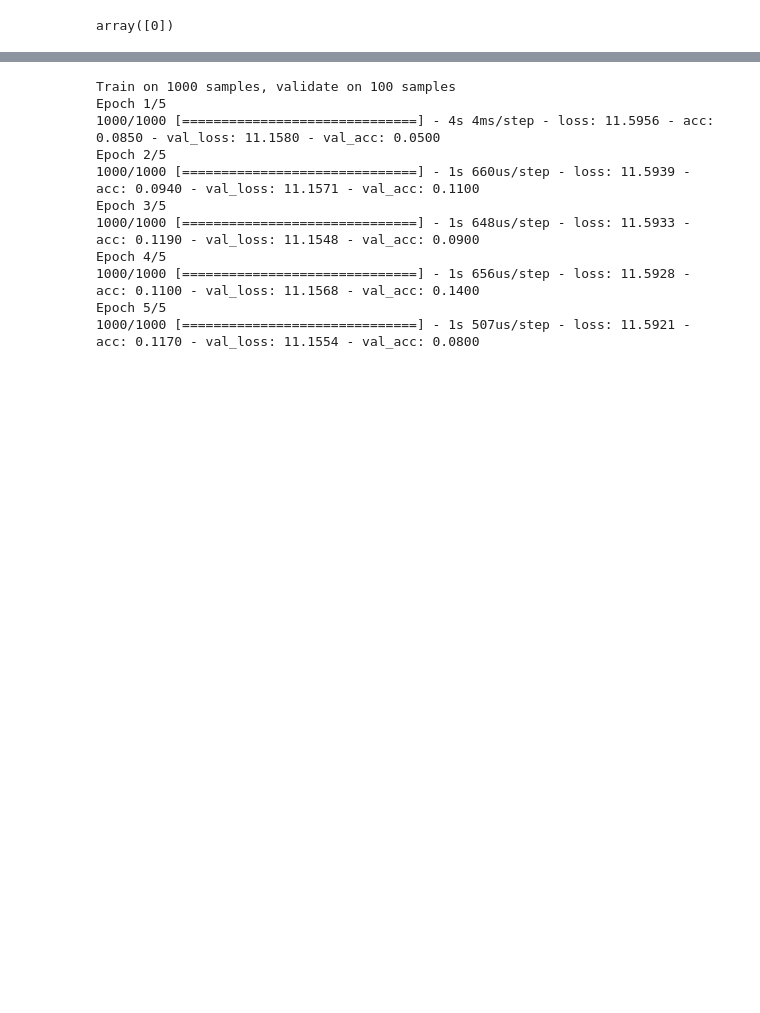
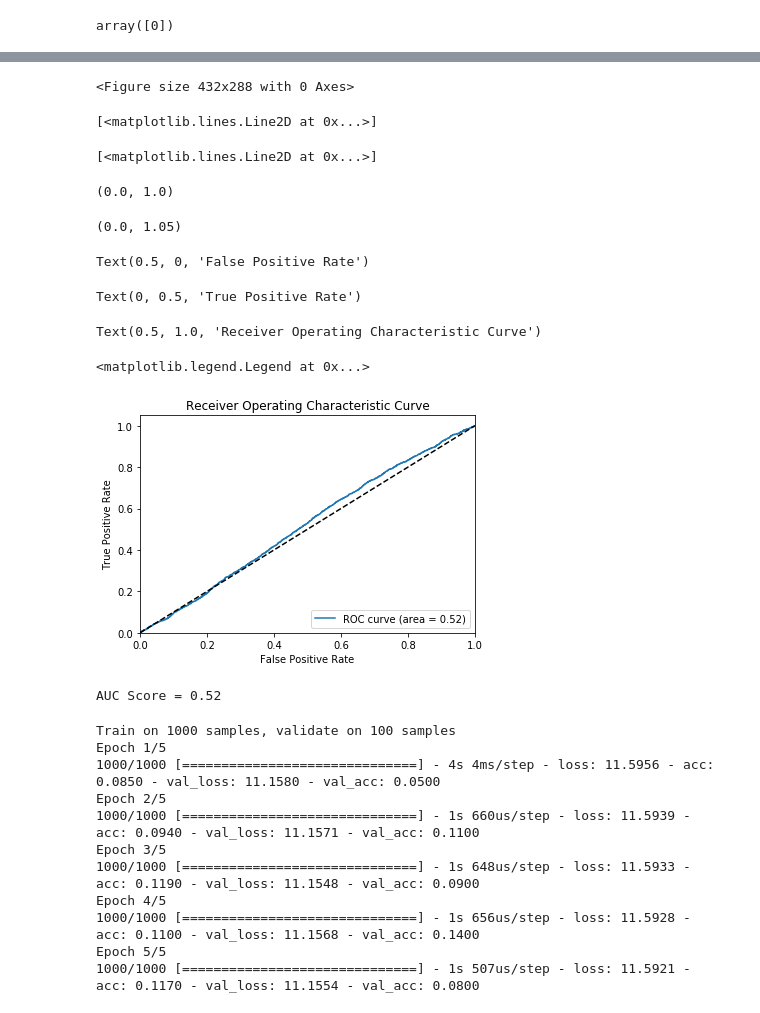
Before and after one commit to cloudcrypt/MLforHealth, a Jupyter notebook: predict-hypertension.ipynb, the cells around one changed output, grey strips where cells are left out. Saved outputs shown, nothing was run; the diff lists cells and outputs as text; code cells hidden in the pictures; blank space fills up the shorter version.

```diff
--- a/predict-hypertension.ipynb
+++ b/predict-hypertension.ipynb
@@ -157,7 +159,7 @@ def prepare_lstm_data(patients: pd.DataFrame, charts: pd.DataFrame, itemid: int)
                                 .filter(lambda x: len(x) >= 2) \
                                 .groupby("hadm_id")
 
-    transformed = [(id,rows.sort_values("charttime").valuenum.values) for (id,rows) in groups]
+    transformed = [(id,rows.sort_values("charttime").valuenum.values) for (id,rows) in df]
     tdf = pd.DataFrame(transformed, columns=["hadm_id", "sequence"])
     df = pd.merge(tdf, patients, on="hadm_id")
 
@@ -220,7 +222,7 @@ class DataGenerator(Sequence):
         return x, y
 # %%
 model = Sequential()
-model.add(LSTM(128, input_shape=(None,1)))
+model.add(LSTM(500, input_shape=(None,1)))
 model.add(Dense(1, activation="sigmoid"))
 
 model.compile(loss="binary_crossentropy", optimizer="adam", metrics=["accuracy"])
@@ -240,0 +250,2 @@ Epoch 1/1
+# %%
+predictions = model.predict_generator(DataGenerator(hr_lstm_data.test), verbose=1)
@@ -241,3 +254,34 @@ Epoch 1/1
+# %%
+fpr, tpr, thresholds = roc_curve(hr_lstm_data.test.target, predictions.reshape(-1))
+auc = metrics.auc(fpr, tpr)
+
+#predictions = logisticRegression.predict(dataset.test.data)
+#print(predictions.sum())
+#f1 = metrics.f1_score(dataset.test.target.values, predictions)
+
+plt.figure()
+plt.plot(fpr, tpr, label='ROC curve (area = %0.2f)' % auc)
+plt.plot([0, 1], [0, 1], 'k--')
+plt.xlim([0.0, 1.0])
+plt.ylim([0.0, 1.05])
+plt.xlabel('False Positive Rate')
+plt.ylabel('True Positive Rate')
+plt.title('Receiver Operating Characteristic Curve')
+plt.legend(loc="lower right")
+plt.show()
+print("AUC Score = " + str(round(auc, 2)))
+# %% [output]
+<Figure size 432x288 with 0 Axes>
+[<matplotlib.lines.Line2D at 0x...>]
+[<matplotlib.lines.Line2D at 0x...>]
+(0.0, 1.0)
+(0.0, 1.05)
+Text(0.5, 0, 'False Positive Rate')
+Text(0, 0.5, 'True Positive Rate')
+Text(0.5, 1.0, 'Receiver Operating Characteristic Curve')
+<matplotlib.legend.Legend at 0x...>
+[figure, added]
+AUC Score = 0.52
 # %%
 from keras.models import Sequential
 from keras.layers import LSTM, Dense
```
Also changed, not shown: parts of 4 cells of this notebook.
